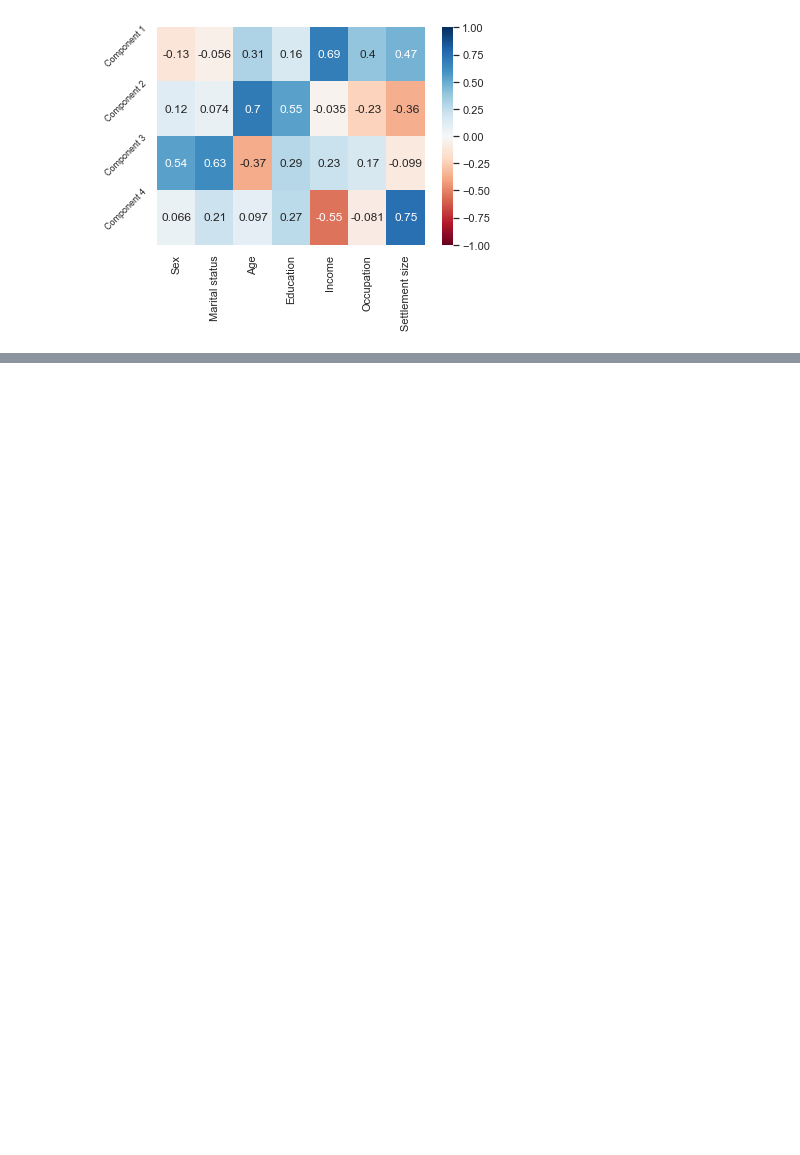
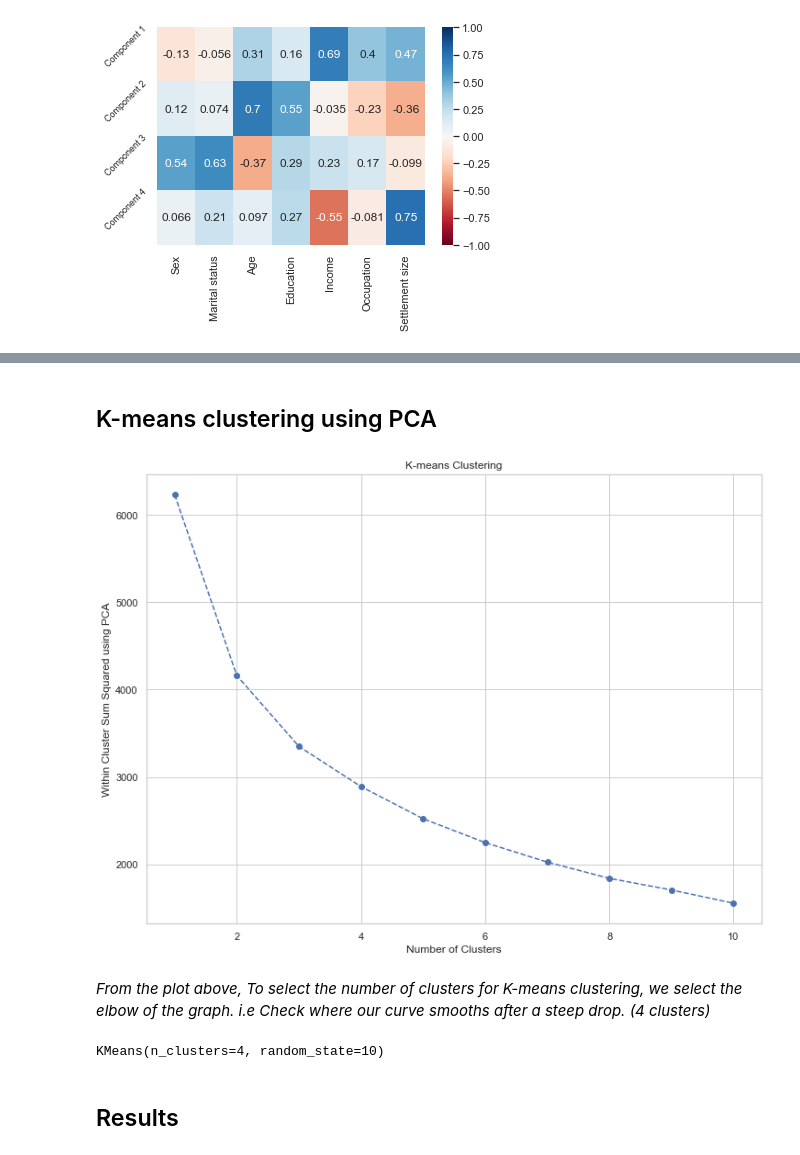
Before and after one commit to addds03/Customer-Analytics, a Jupyter notebook: Customer Analytics/Customer Analytics.ipynb, the cells around one changed output, grey strips where cells are left out. Drawn from its saved outputs; the diff is of its cells as text; code cells hidden in the pictures; blank space fills up the shorter version.

```diff
--- a/Customer Analytics/Customer Analytics.ipynb
+++ b/Customer Analytics/Customer Analytics.ipynb
@@ -228,2 +218,30 @@ plt.show()
 # %%
 scores_pca = pca.transform(df_seg_prep)
+# %% [markdown]
+## K-means clustering using PCA
+# %%
+wcss = []
+
+for i in range(1,11):
+    kmeans_pca = KMeans(n_clusters=i, init='k-means++', random_state=10)
+    kmeans_pca.fit(scores_pca)
+    wcss.append(kmeans_pca.inertia_)
+# %%
+plt.figure(figsize=(12,9))
+plt.title('K-means Clustering')
+plt.xlabel('Number of Clusters')
+plt.ylabel('Within Cluster Sum Squared using PCA')
+plt.plot(range(1,11), wcss, marker = 'o', linestyle = '--')
+plt.show()
+# %% [output]
+[figure, added]
+# %% [markdown]
+*From the plot above,
+To select the number of clusters for K-means clustering, we select the elbow of the graph. i.e Check where our curve smooths after a steep drop. (4 clusters)*
+# %%
+kmeans_pca = KMeans(n_clusters=4, init='k-means++', random_state=10)
+kmeans_pca.fit(scores_pca)
+# %% [output]
+KMeans(n_clusters=4, random_state=10)
+# %% [markdown]
+## Results
```
Also changed, not shown: parts of 13 cells of this notebook.
